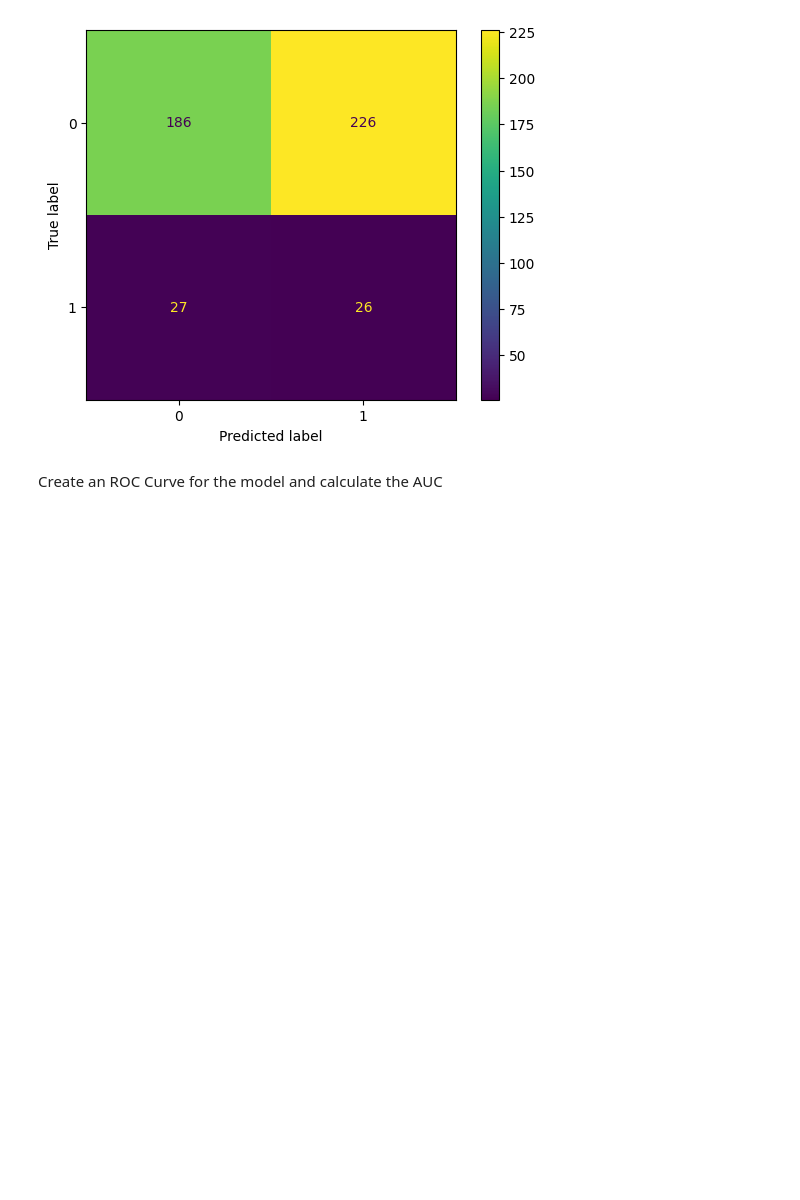
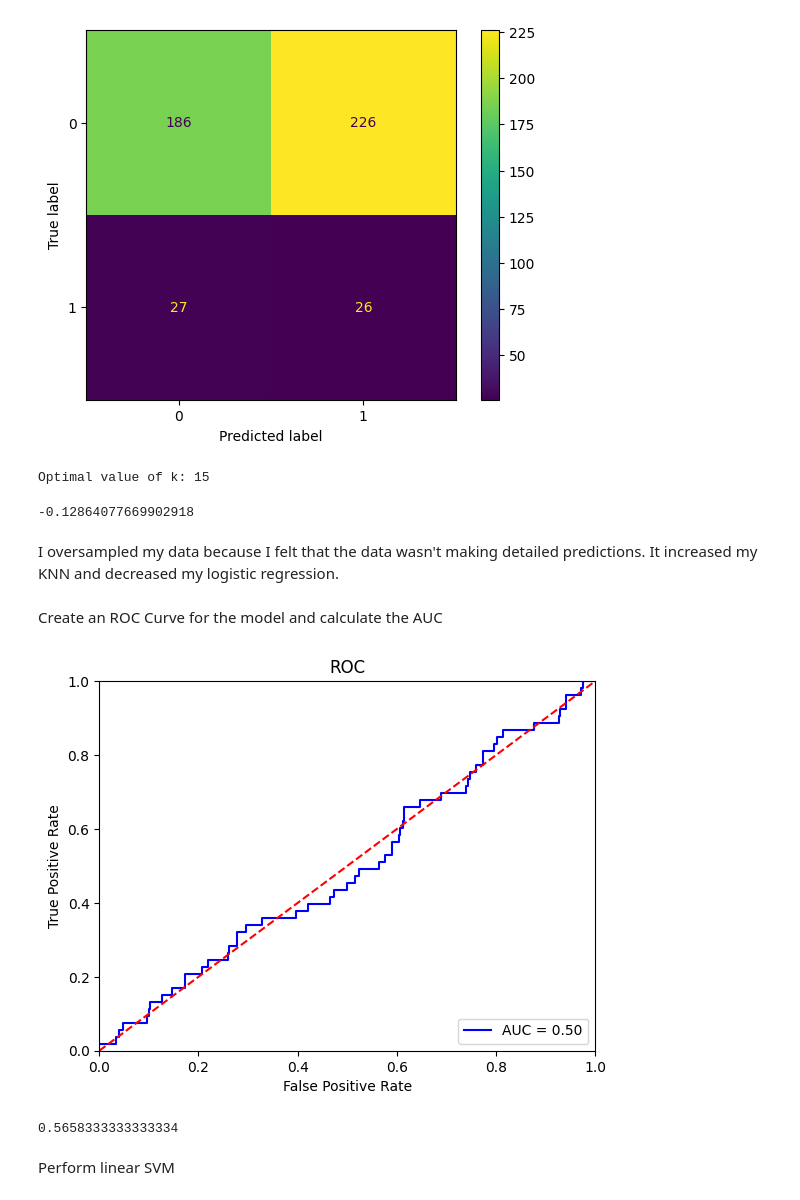
Before and after one commit to aachoudhary/aarushi-csci_1070, a Jupyter notebook: Homework/week_9_hw.ipynb, the cells around one changed output. Drawn from its saved outputs; the diff is of its cells as text; code cells hidden in the pictures; blank space fills up the shorter version.

```diff
--- a/Homework/week_9_hw.ipynb
+++ b/Homework/week_9_hw.ipynb
@@ -81,5 +85,75 @@ ConfusionMatrixDisplay.from_estimator(model, X_test, y_test)
 # %% [output]
 <sklearn.metrics._plot.confusion_matrix.ConfusionMatrixDisplay at 0x...>
 [figure]
+# %%
+sc = StandardScaler()
+def find_optimal_k(X_train, y_train, X_test, y_test, max_k=20):
+    accuracy_values = []
+
+    for k in range(1, 20):
+        knn_model = KNeighborsClassifier(n_neighbors=k)
+        X_train = sc.fit_transform(X_train)
+        X_test = sc.fit_transform(X_test)
+        knn_model.fit(X_train, y_train)
+        y_pred = knn_model.predict(X_test)
+        accuracy = accuracy_score(y_test, y_pred)
+        accuracy_values.append(accuracy)
+    optimal_k = accuracy_values.index(max(accuracy_values))
+    print(f"Optimal value of k: {optimal_k}")
+    return optimal_k
+optimal_k = find_optimal_k(X_train, y_train, X_test, y_test)
+# %% [output]
+Optimal value of k: 15
+# %%
+regression_model = LogisticRegression()
+regression_model.fit(X_train, y_train)
+y_pred = regression_model.predict(X_test)
+r2_score(y_test, y_pred)
+# %% [output]
+-0.12864077669902918
+# %% [markdown]
+I oversampled my data because I felt that the data wasn't making detailed predictions. It increased my KNN and decreased my logistic regression.
 # %% [markdown]
  Create an ROC Curve for the model and calculate the AUC
+# %%
+X = credit_df.drop('label', axis =1)
+y =credit_df['label']
+
+
+X_train, X_test, y_train, y_test =  train_test_split(X, y,
+                                                     test_size=0.3,
+                                                     random_state =32,
+                                                     stratify = y)
+# %%
+def roc_curve(probs, preds):
+    probs = model.predict_proba(X_test)
+    preds = probs[:,1]
+    fpr, tpr, threshold = metrics.roc_curve(y_test, preds)
+    roc_auc = metrics.auc(fpr, tpr)
+    return roc_curve
+
+
+plt.title('ROC')
+plt.plot(fpr, tpr, 'b', label = 'AUC = %0.2f' % roc_auc)
+plt.legend(loc = 'lower right')
+plt.plot([0, 1], [0, 1],'r--')
+plt.xlim([0, 1])
+plt.ylim([0, 1])
+plt.ylabel('True Positive Rate')
+plt.xlabel('False Positive Rate')
+plt.show()
+# %% [output]
+[figure, added]
+# %%
+def calculate_auc(X_train, X_test, y_train, y_test):
+    X_train, X_test, y_train, y_test = train_test_split(X, y, test_size=0.2, random_state=42)
+    clf = LogisticRegression()
+    clf.fit(X_train, y_train)
+    y_proba = clf.predict_proba(X_test)[:, 1]
+    auc_roc = roc_auc_score(y_test, y_proba)
+    return auc_roc
+print(auc_roc)
+# %% [output]
+0.5658333333333334
+# %% [markdown]
+Perform linear SVM
```
Also changed, not shown: parts of 5 cells of this notebook.
